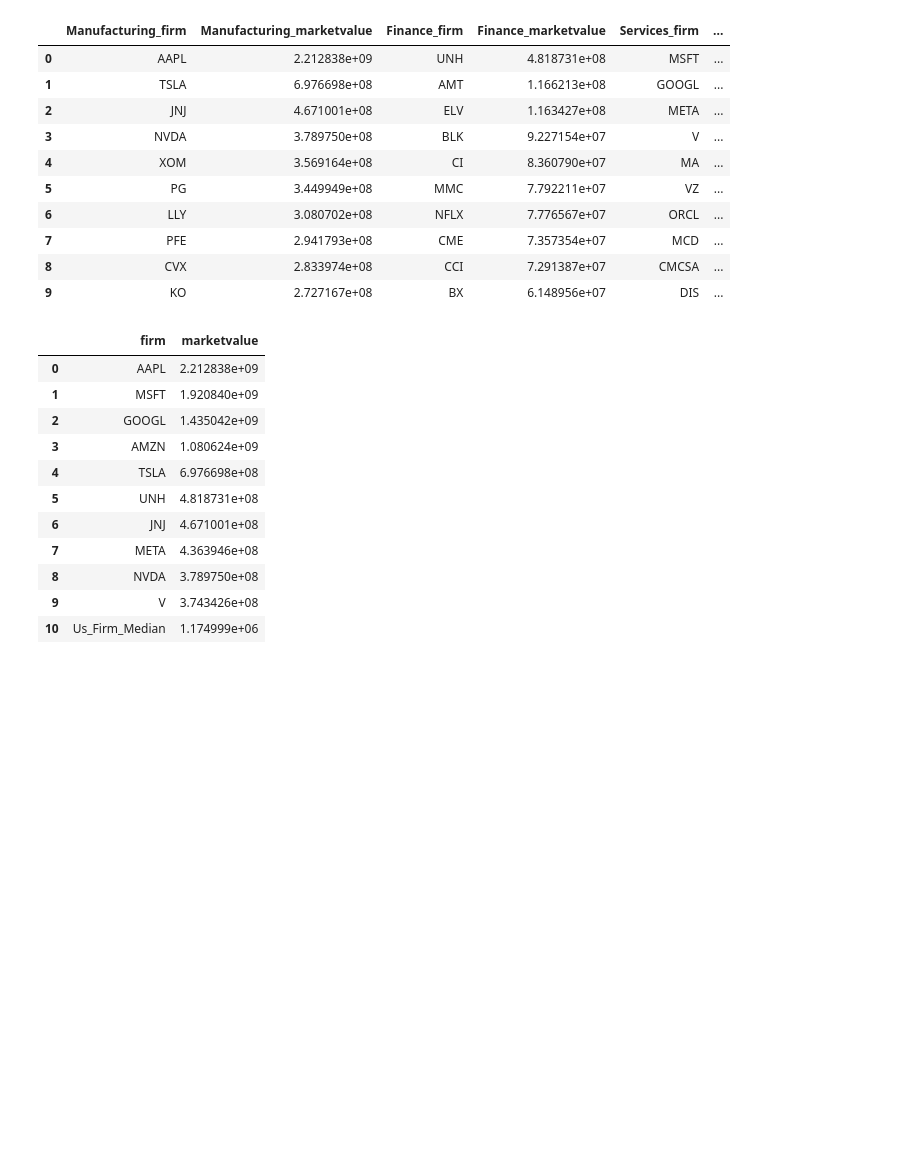
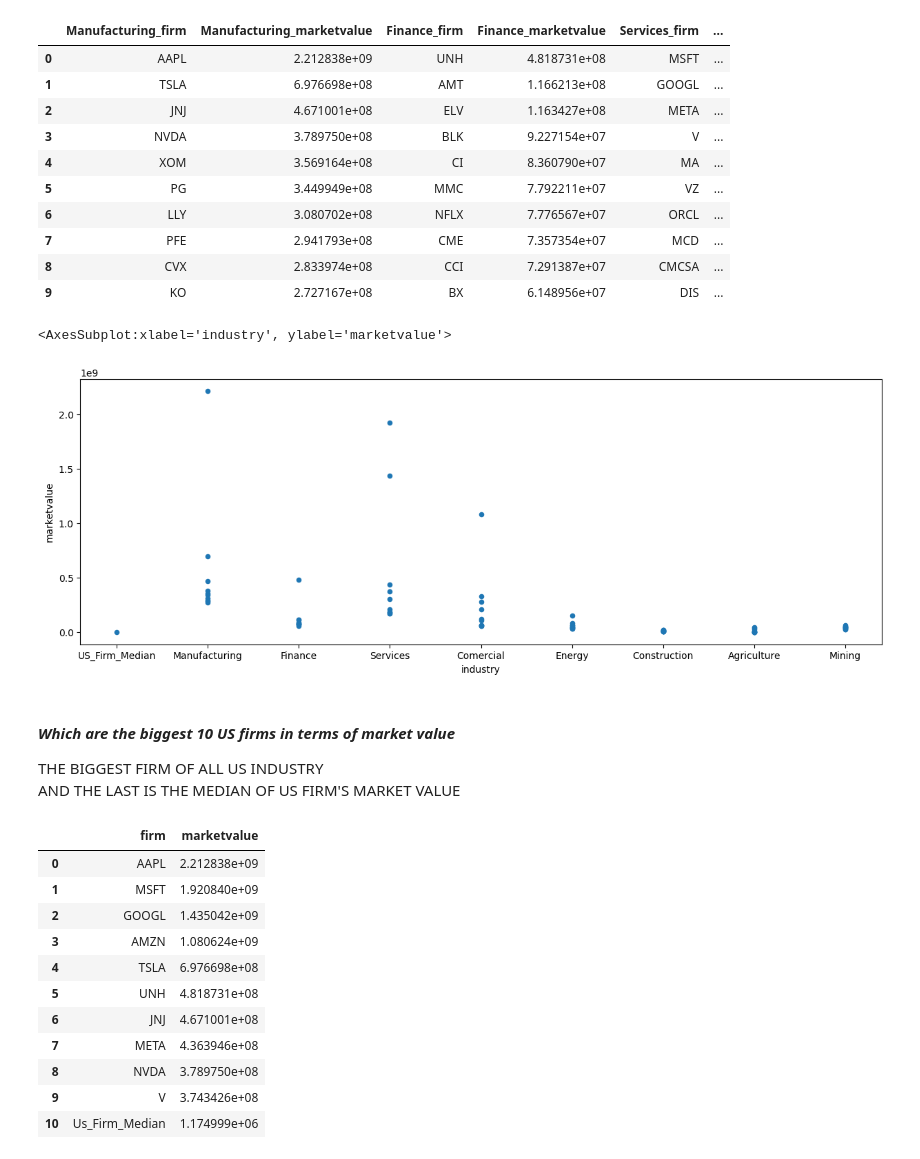
Before and after one commit to A01706648/TC3006_ClassWork, a Jupyter notebook: m1/M1_Delivery.ipynb, the cells around one changed output. Saved outputs shown, nothing was run; the diff lists cells and outputs as text; code cells hidden in the pictures; blank space fills up the shorter version.

```diff
--- a/m1/M1_Delivery.ipynb
+++ b/m1/M1_Delivery.ipynb
@@ -333,6 +399,24 @@ df_top10_marketvalue
 | 7 | PFE | 2.941793e+08 | CME | 7.357354e+07 | MCD | ... |
 | 8 | CVX | 2.833974e+08 | CCI | 7.291387e+07 | CMCSA | ... |
 | 9 | KO | 2.727167e+08 | BX | 6.148956e+07 | DIS | ... |
+# %%
+df_top10_marketvalue_2d_dict = {'firm':['mean'], 'marketvalue':[firm_marketvalue_median_us], 'industry':['US_Firm_Median']}
+for industry in industry_list:
+    df_top10_marketvalue_2d_dict['firm'].extend(industry_top10_marketvalue_dic[industry]['firm'])
+    df_top10_marketvalue_2d_dict['marketvalue'].extend(industry_top10_marketvalue_dic[industry]['marketvalue'])
+
+    for count in range(len(industry_top10_marketvalue_dic[industry]['firm'])):
+        df_top10_marketvalue_2d_dict['industry'].append(industry)
+
+df_top10_marketvalue_2d = pd.DataFrame(df_top10_marketvalue_2d_dict)
+df_top10_marketvalue_2d.plot('industry', 'marketvalue', kind ='scatter', figsize=(15,5))
+# %% [output]
+<AxesSubplot:xlabel='industry', ylabel='marketvalue'>
+[figure, added]
+# %% [markdown]
+#### ***Which are the biggest 10 US firms in terms of market value***
+THE BIGGEST FIRM OF ALL US INDUSTRY
+AND THE LAST IS THE MEDIAN OF US FIRM'S MARKET VALUE
 # %%
 df_temp = df_final_size_us.sort_values(['marketvalue'],ascending=False)[['marketvalue']].head(10)
 df_temp = df_temp.reset_index()
```
Also changed, not shown: parts of 61 cells of this notebook.
